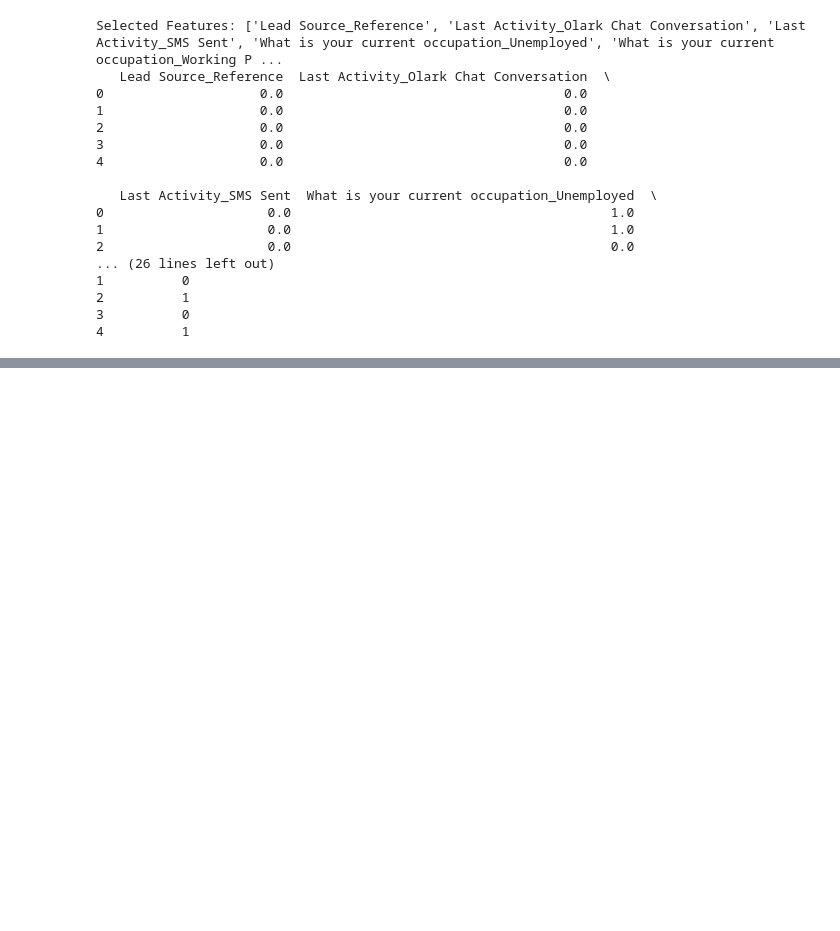
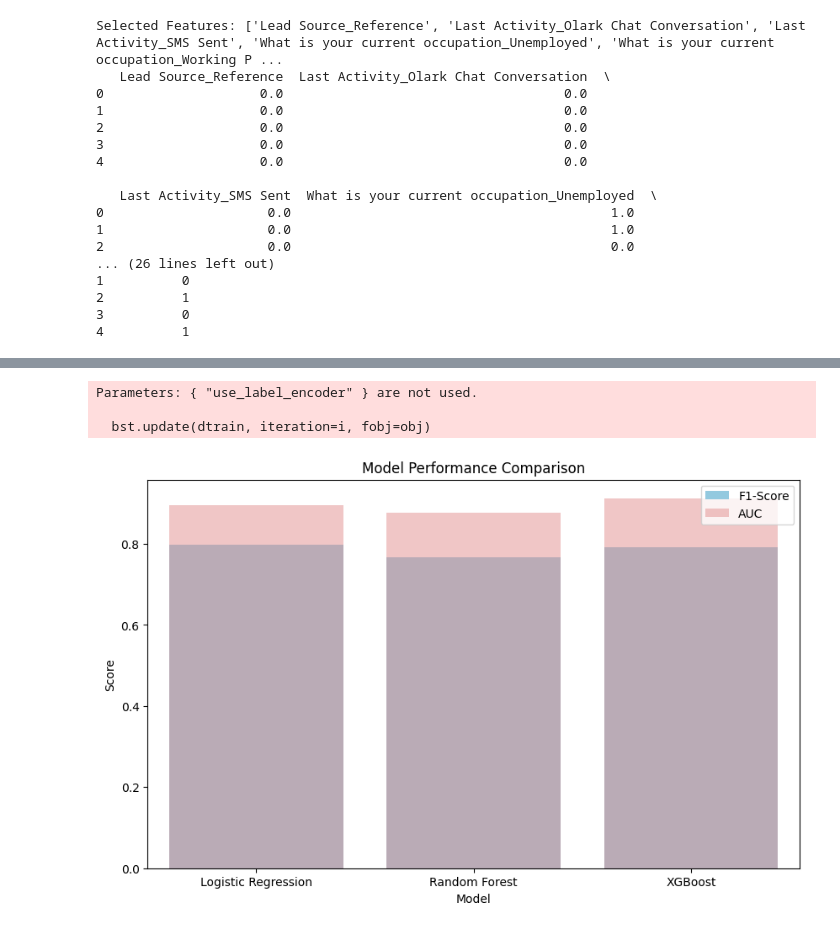
Before and after one commit to Shahbazi-Amir/smartlead_lead_scoring, a Jupyter notebook: smartlead_lead_scoring.ipynb, the cells around one changed output, grey strips where cells are left out. Cells and saved outputs as stored; diff of their text form; code cells hidden in the pictures; blank space fills up the shorter version.

Commit message:
final report

```diff
--- a/smartlead_lead_scoring.ipynb
+++ b/smartlead_lead_scoring.ipynb
@@ -395,3 +395,77 @@ Selected Features: ['Lead Source_Reference', 'Last Activity_Olark Chat Conversat
 2          1
 3          0
 4          1
+# %%
+# Import necessary libraries for modeling and evaluation
+from sklearn.model_selection import train_test_split
+from sklearn.linear_model import LogisticRegression
+from sklearn.ensemble import RandomForestClassifier
+from sklearn.metrics import classification_report, roc_auc_score, f1_score
+import xgboost as xgb
+
+# Ensure the DataFrame only contains selected features and target
+selected_features = [
+    'Lead Source_Reference',
+    'Last Activity_Olark Chat Conversation',
+    'Last Activity_SMS Sent',
+    'What is your current occupation_Unemployed',
+    'What is your current occupation_Working Professional',
+    'Tags_Closed by Horizzon',
+    'Tags_Interested in other courses',
+    'Tags_Ringing',
+    'Tags_Will revert after reading the email',
+    'Total Time Spent on Website'
+]
+X = df[selected_features]  # Features (only selected ones)
+y = df['Converted']  # Target variable
+
+# Split the data into training and testing sets
+X_train, X_test, y_train, y_test = train_test_split(X, y, test_size=0.2, random_state=42, stratify=y)
+
+# Initialize models
+models = {
+    'Logistic Regression': LogisticRegression(random_state=42, max_iter=1000),
+    'Random Forest': RandomForestClassifier(random_state=42, n_estimators=100),
+    'XGBoost': xgb.XGBClassifier(random_state=42, use_label_encoder=False, eval_metric='logloss')
+}
+
+# Dictionary to store evaluation metrics
+results = {'Model': [], 'F1-Score': [], 'AUC': []}
+
+# Train and evaluate each model
+for model_name, model in models.items():
+    # Train the model
+    model.fit(X_train, y_train)
+
+    # Make predictions
+    y_pred = model.predict(X_test)
+
+    # Calculate metrics
+    f1 = f1_score(y_test, y_pred)
+    auc = roc_auc_score(y_test, model.predict_proba(X_test)[:, 1])
+
+    # Store results
+    results['Model'].append(model_name)
+    results['F1-Score'].append(f1)
+    results['AUC'].append(auc)
+
+    # Print classification report
+    print(f"\nClassification Report for {model_name}:")
+    print(classification_report(y_test, y_pred))
+
+# Convert results to DataFrame
+results_df = pd.DataFrame(results)
+
+# Plot comparison of models
+plt.figure(figsize=(10, 6))
+sns.barplot(x='Model', y='F1-Score', data=results_df, color='skyblue', label='F1-Score')
+sns.barplot(x='Model', y='AUC', data=results_df, color='lightcoral', alpha=0.5, label='AUC')
+plt.title('Model Performance Comparison')
+plt.ylabel('Score')
+plt.legend()
+plt.show()
+
+# Display results
+print("\nModel Performance Summary:")
+print(results_df)
+# %% [output]
@@ -397,0 +489,4 @@ Selected Features: ['Lead Source_Reference', 'Last Activity_Olark Chat Conversat
+Parameters: { "use_label_encoder" } are not used.
+
+  bst.update(dtrain, iteration=i, fobj=obj)
+[figure, added]
```
Also changed, not shown: parts of 7 cells of this notebook, 2 other files.
